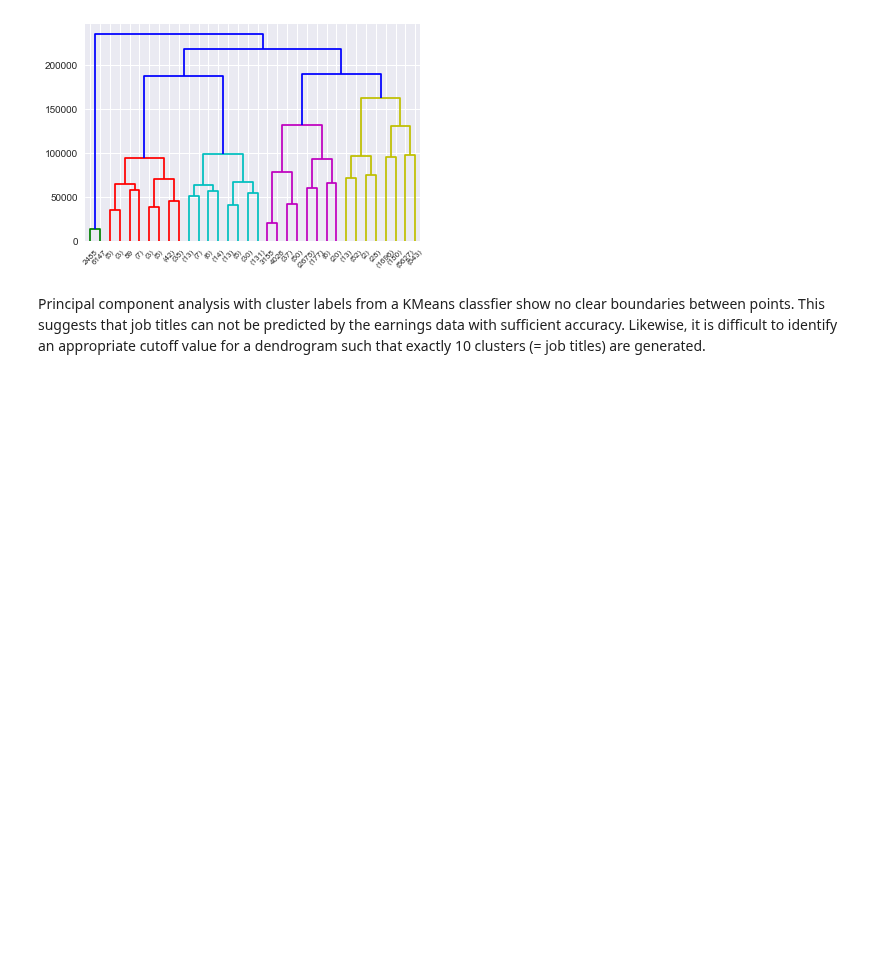
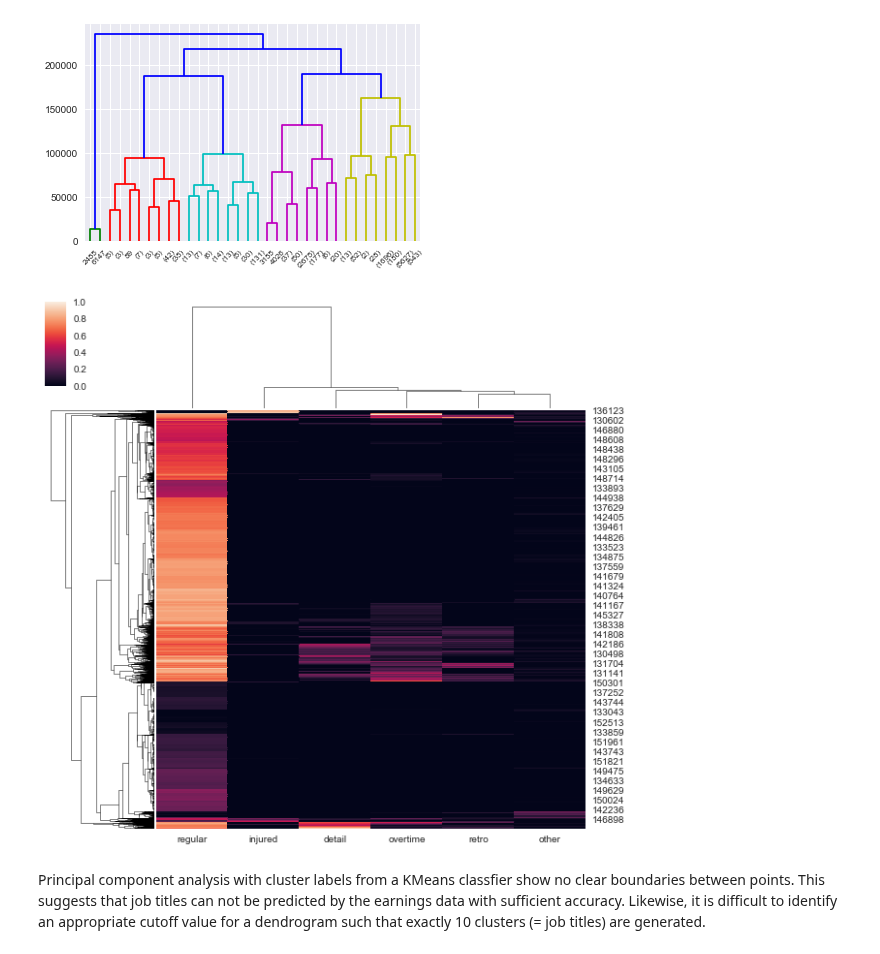
Before and after one commit to Turanga1/Springboard_DataScience, a Jupyter notebook: Capstone 1 - Boston Earnings Report/boston_earnings_analysis.ipynb, the cells around one changed output. Saved outputs shown, nothing was run; the diff lists cells and outputs as text; code cells hidden in the pictures; blank space fills up the shorter version.

```diff
--- a/Capstone 1 - Boston Earnings Report/boston_earnings_analysis.ipynb
+++ b/Capstone 1 - Boston Earnings Report/boston_earnings_analysis.ipynb
@@ -226,0 +271,13 @@ KNN performs slightly better than SVC at predicting the correct job title from t
+# %%
+# data for classifiers (now including quinn):
+
+# remove non-numeric columns as well as "total" and "quinn"
+X = top10_d.drop(['name', 'department', 'title', 'quinn', 'total', 'zip', 'year', 'title_clean', 'dept_clean'], axis=1)
+
+# factorize job titles
+# y = pd.factorize(top10['title_clean'])[0]
+y = top10_d['dept_clean']
+
+# split into training and test datasets
+X_train, X_test, y_train, y_test = train_test_split(X, y, test_size=0.2, random_state=26)
+y_test.shape[0]
@@ -258,6 +353,11 @@ plt.show()
 [figure]
 [figure]
 [figure]
+# %%
+sns.clustermap(X, metric="euclidean", standard_scale=1)
+plt.show()
+# %% [output]
+[figure, added]
 # %% [markdown]
 Principal component analysis with cluster labels from a KMeans classfier show no clear boundaries between points. This suggests that job titles can not be predicted by the earnings data with sufficient accuracy. Likewise, it is difficult to identify an appropriate cutoff value for a dendrogram such that exactly 10 clusters (= job titles) are generated.
 # %%
```
Also changed, not shown: parts of 26 cells of this notebook.
